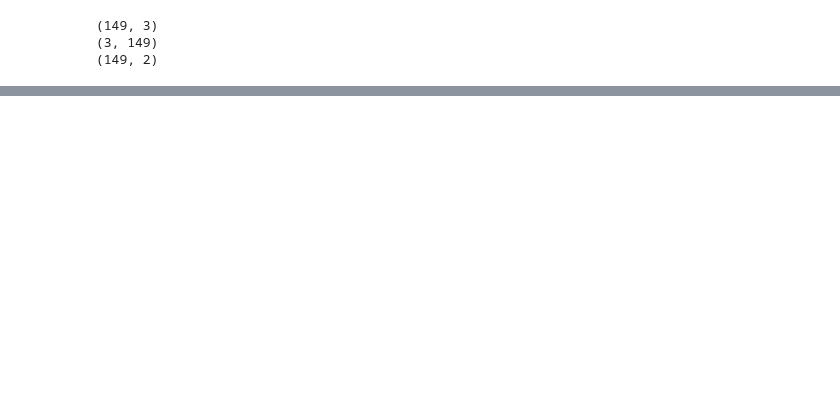
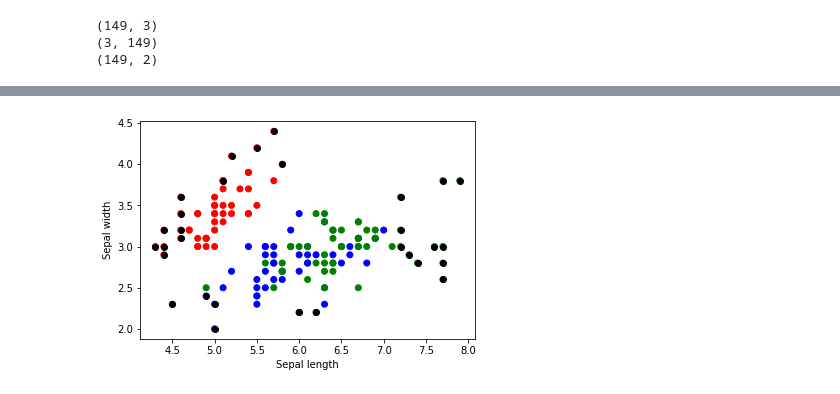
Before and after one commit to AlexanderVoldby/02466Fagprojekt2023, a Jupyter notebook: Visualizations/AA/aa.ipynb, the cells around one changed output, grey strips where cells are left out. Drawn from its saved outputs; the diff is of its cells as text; code cells hidden in the pictures; blank space fills up the shorter version.

```diff
--- a/Visualizations/AA/aa.ipynb
+++ b/Visualizations/AA/aa.ipynb
@@ -108,0 +138,15 @@ plt.show()
+# %%
+points = 30
+
+inital_index = FurthestSum(X.T, points, 0)
+
+plt.scatter(X[:,0], X[:,1], c=[colors[label] for label in X_plot[:,2]])
+
+for i in inital_index:
+    plt.scatter(X[i].T[0], X[i].T[1], label="First signal of X", color="black")
+
+plt.xlabel("Sepal length")
+plt.ylabel("Sepal width")
+plt.show()
+# %% [output]
+[figure, added]
```
Also changed, not shown: parts of 17 cells of this notebook, 1 other file.
